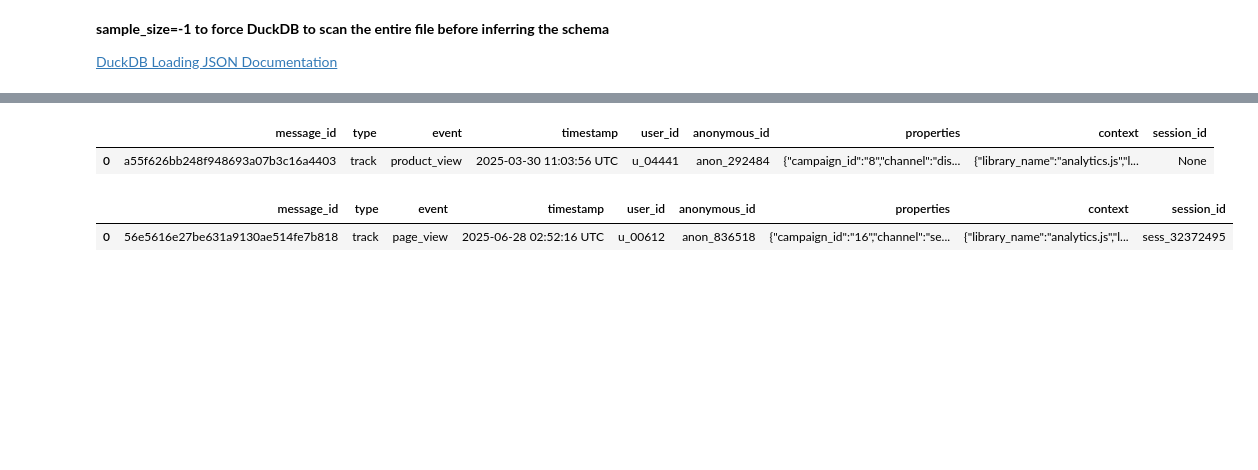
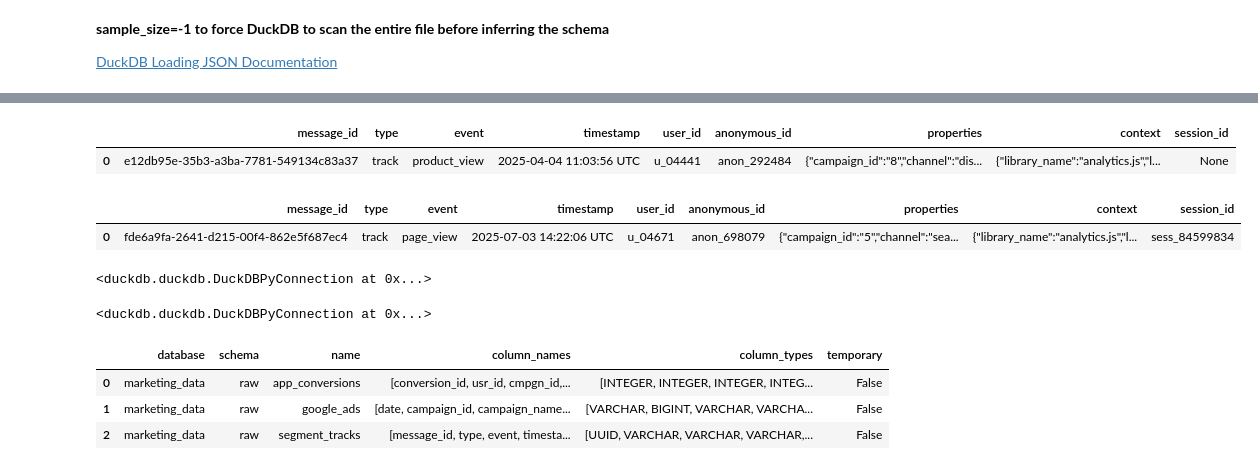
Before and after one commit to Anwar11234/Marketing-Attribution-Data-Pipeline, a Jupyter notebook: data_ingestion/data_ingestion.ipynb, the cells around one changed output, grey strips where cells are left out. Cells and saved outputs as stored; diff of their text form; code cells hidden in the pictures; blank space fills up the shorter version.

Commit message:
ingest app conversions data

```diff
--- a/data_ingestion/data_ingestion.ipynb
+++ b/data_ingestion/data_ingestion.ipynb
@@ -155,13 +155,35 @@ conn.execute("describe raw.segment_tracks").fetchdf()
 | 7 | context | JSON | YES | None | None | None |
 | 8 | session_id | VARCHAR | YES | None | None | None |
 # %%
-conn.execute("select * from raw.segment_tracks where message_id = 'a55f626bb248f948693a07b3c16a4403' ").fetch_df()
+conn.execute("select * from raw.segment_tracks where message_id = 'e12db95e35b3a3ba7781549134c83a37' ").fetch_df()
 # %% [output]
 |  | message_id | type | event | timestamp | user_id | anonymous_id | properties | context | session_id |
-| 0 | a55f626bb248f948693a07b3c16a4403 | track | product_view | 2025-03-30 11:03:56 UTC | u_04441 | anon_292484 | {"campaign_id":"8","channel":"dis... | {"library_name":"analytics.js","l... | None |
+| 0 | e12db95e-35b3-a3ba-7781-549134c83a37 | track | product_view | 2025-04-04 11:03:56 UTC | u_04441 | anon_292484 | {"campaign_id":"8","channel":"dis... | {"library_name":"analytics.js","l... | None |
 # %%
 
-conn.execute("select * from raw.segment_tracks where message_id = '56e5616e27be631a9130ae514fe7b818' ").fetch_df()
+conn.execute("select * from raw.segment_tracks where message_id = 'fde6a9fa2641d21500f4862e5f687ec4' ").fetch_df()
 # %% [output]
 |  | message_id | type | event | timestamp | user_id | anonymous_id | properties | context | session_id |
-| 0 | 56e5616e27be631a9130ae514fe7b818 | track | page_view | 2025-06-28 02:52:16 UTC | u_00612 | anon_836518 | {"campaign_id":"16","channel":"se... | {"library_name":"analytics.js","l... | sess_32372495 |
+| 0 | fde6a9fa-2641-d215-00f4-862e5f687ec4 | track | page_view | 2025-07-03 14:22:06 UTC | u_04671 | anon_698079 | {"campaign_id":"5","channel":"sea... | {"library_name":"analytics.js","l... | sess_84599834 |
+# %%
+conn.execute("INSTALL postgres; LOAD postgres;")
+# %% [output]
+<duckdb.duckdb.DuckDBPyConnection at 0x...>
+# %%
+conn.execute("""
+    CREATE TABLE IF NOT EXISTS raw.app_conversions AS
+    SELECT * FROM postgres_scan(
+        'host=localhost port=5432 dbname=marketing_attribution user=analytics password=analytics',
+        'public',
+        'app_conversions'
+    )
+""")
+# %% [output]
+<duckdb.duckdb.DuckDBPyConnection at 0x...>
+# %%
+conn.execute("show all tables").fetch_df()
+# %% [output]
+|  | database | schema | name | column_names | column_types | temporary |
+| 0 | marketing_data | raw | app_conversions | [conversion_id, usr_id, cmpgn_id,... | [INTEGER, INTEGER, INTEGER, INTEG... | False |
+| 1 | marketing_data | raw | google_ads | [date, campaign_id, campaign_name... | [VARCHAR, BIGINT, VARCHAR, VARCHA... | False |
+| 2 | marketing_data | raw | segment_tracks | [message_id, type, event, timesta... | [UUID, VARCHAR, VARCHAR, VARCHAR,... | False |
```
Also changed, not shown: parts of 12 cells of this notebook, 2 other files.
